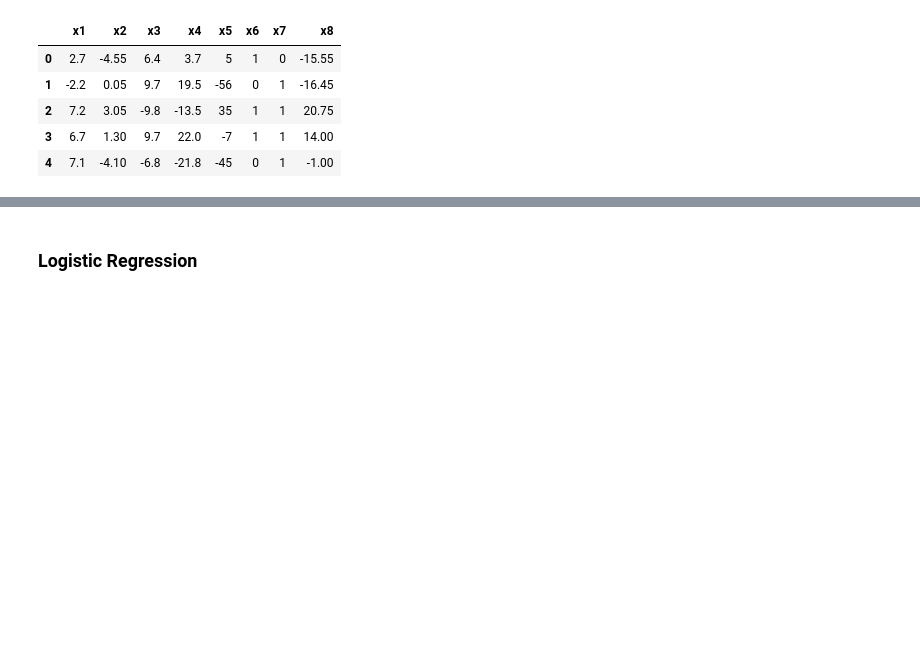
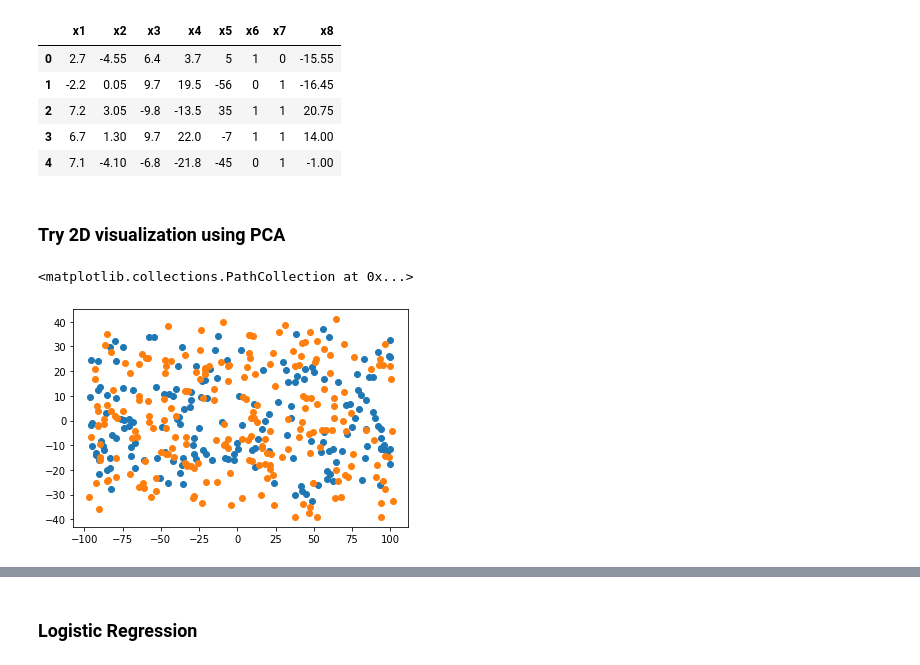
Before and after one commit to ulhaqi12/ml-training, a Jupyter notebook: Task 1.ipynb, the cells around one changed output, grey strips where cells are left out. Drawn from its saved outputs; the diff is of its cells as text; code cells hidden in the pictures; blank space fills up the shorter version.

```diff
--- a/Task 1.ipynb
+++ b/Task 1.ipynb
@@ -47,0 +51,14 @@ from sklearn.decomposition import PCA
+# %% [markdown]
+### Try 2D visualization using PCA
+# %%
+df_pos = df[df['y_class'] == 1]
+df_neg = df[df['y_class'] == 0]
+pca = PCA(n_components=2)
+x_pos = pca.fit_transform(df_pos)
+x_neg = pca.fit_transform(df_neg)
+# %%
+plt.scatter(x_pos[:,0], x_pos[:,1])
+plt.scatter(x_neg[:,0], x_neg[:,1])
+# %% [output]
+<matplotlib.collections.PathCollection at 0x...>
+[figure, added]
```
Also changed, not shown: parts of 22 cells of this notebook.
